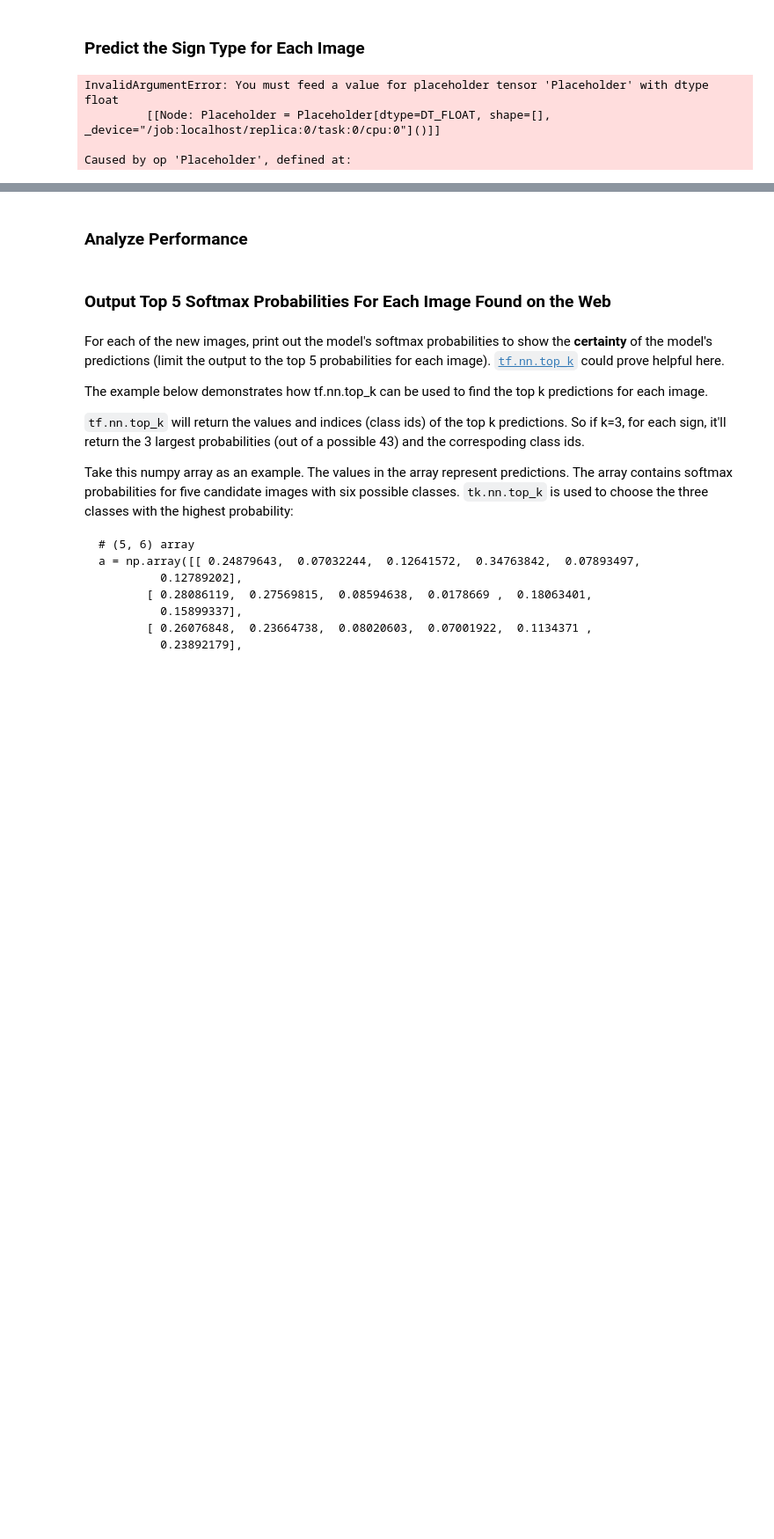
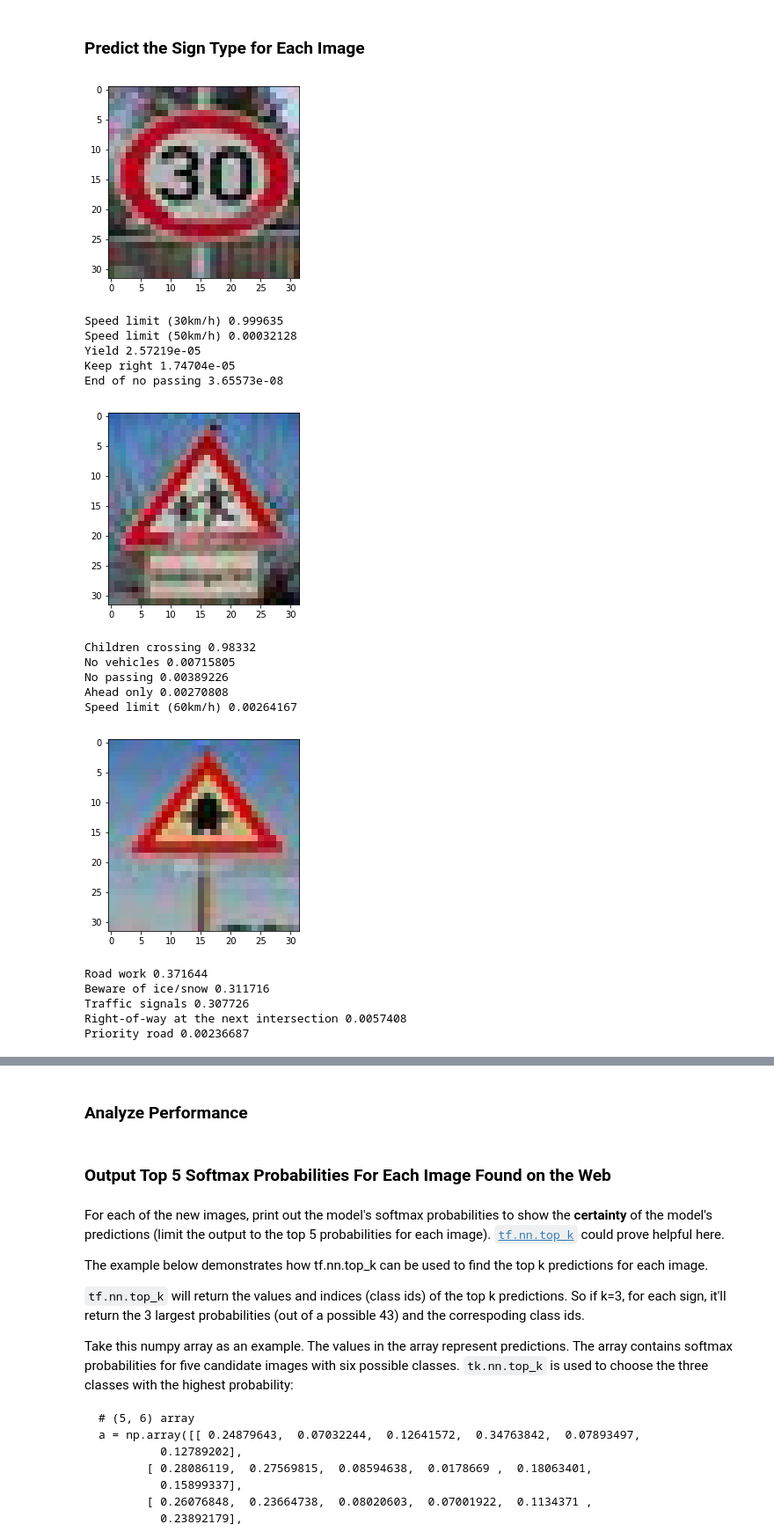
Before and after one commit to orzzzl/Traffic-Sign-Classifier, a Jupyter notebook: Traffic_Sign_Classifier.ipynb, the cells around one changed output, grey strips where cells are left out. Shown at 88% size. Drawn from its saved outputs; the diff is of its cells as text; code cells hidden in the pictures; blank space fills up the shorter version.

```diff
--- a/Traffic_Sign_Classifier.ipynb
+++ b/Traffic_Sign_Classifier.ipynb
@@ -331,10 +331,10 @@ def LeNet(x, keep_prob):
 
     return logits, [conv1_W, conv2_W, conv3_W, fc1_W, fc2_W, fc3_W]
 
-x = tf.placeholder(tf.float32, (None, 32, 32, 3))
-y = tf.placeholder(tf.int32, (None))
+x = tf.placeholder(tf.float32, (None, 32, 32, 3), name='x')
+y = tf.placeholder(tf.int32, (None), name='y')
 one_hot_y = tf.one_hot(y, n_classes)
-keep_prob = tf.placeholder(tf.float32)
+keep_prob = tf.placeholder(tf.float32, name='kp')
 # %% [markdown]
 ### Train, Validate and Test the Model
 # %% [markdown]
@@ -349,7 +349,7 @@ sets imply underfitting. A high accuracy on the training set but low accuracy on
 
 ### Train
 RATE = 0.001
-EPOCHS = 15
+EPOCHS = 14
 BATCH_SIZE = 128
 KEEP_RATE = 0.5
 REGULARIZATION_RATE = 0.000001
@@ -365,6 +365,7 @@ def regularization_cost(weights):
 
 # training functions
 logits, weights = LeNet(x, keep_prob)
+score = tf.nn.softmax(logits)
 cross_entropy = tf.nn.softmax_cross_entropy_with_logits(logits=logits, labels=one_hot_y)
 # compute the mean over all samples
 loss_operation = tf.reduce_mean(cross_entropy)
@@ -459,8 +460,8 @@ for i in range(1, 6):
     new_images.append(image)
     helper.show_image(image)
 new_images = np.array(new_images)
+original_images = np.copy(new_images)
 new_images = new_images / 255 - 0.5
-print(new_images)
 # %% [output]
 [figure]
 [figure]
@@ -487,17 +471,38 @@ print(new_images)
+# %%
+data_pd = pd.read_csv('signnames.csv')
+translate = data_pd['SignName']
 # %% [markdown]
 ### Predict the Sign Type for Each Image
 # %%
 ### Run the predictions here and use the model to output the prediction for each image.
 ### Make sure to pre-process the images with the same pre-processing pipeline used earlier.
 ### Feel free to use as many code cells as needed.
-score = tf.nn.softmax(logits)
-yy = np.array([1,2,3,4,5])
+new_saver = tf.train.Saver()
+top5 = tf.nn.top_k(score, 5)
 with tf.Session() as sess:
-    saver.restore(sess=sess, save_path='./LeNet')
-    sess.run(score, feed_dict={x : new_images, keep_prob: 1.0})
-    print(score.eval())
+    new_saver.restore(sess=sess, save_path='./LeNet')
+    sess.run(score, feed_dict={x: new_images, keep_prob: 1.0})
+    top5 = sess.run(top5, feed_dict={x: new_images, keep_prob: 1.0})
+for i in range(5):
+    helper.show_image(original_images[i])
+    for j in range(5):
+        print(translate[top5.indices[i][j]], top5.values[i][j])
 # %% [output]
+[figure, added]
-InvalidArgumentError: You must feed a value for placeholder tensor 'Placeholder' with dtype float
-         [[Node: Placeholder = Placeholder[dtype=DT_FLOAT, shape=[], _device="/job:localhost/replica:0/task:0/cpu:0"]()]]
-
-Caused by op 'Placeholder', defined at:
+Speed limit (30km/h) 0.999635
+Speed limit (50km/h) 0.00032128
+Yield 2.57219e-05
+Keep right 1.74704e-05
+End of no passing 3.65573e-08
+[figure, added]
+Children crossing 0.98332
+No vehicles 0.00715805
+No passing 0.00389226
+Ahead only 0.00270808
+Speed limit (60km/h) 0.00264167
+[figure, added]
+Road work 0.371644
+Beware of ice/snow 0.311716
+Traffic signals 0.307726
+Right-of-way at the next intersection 0.0057408
+Priority road 0.00236687
```
Also changed, not shown: parts of 6 cells of this notebook, 3 other files.
